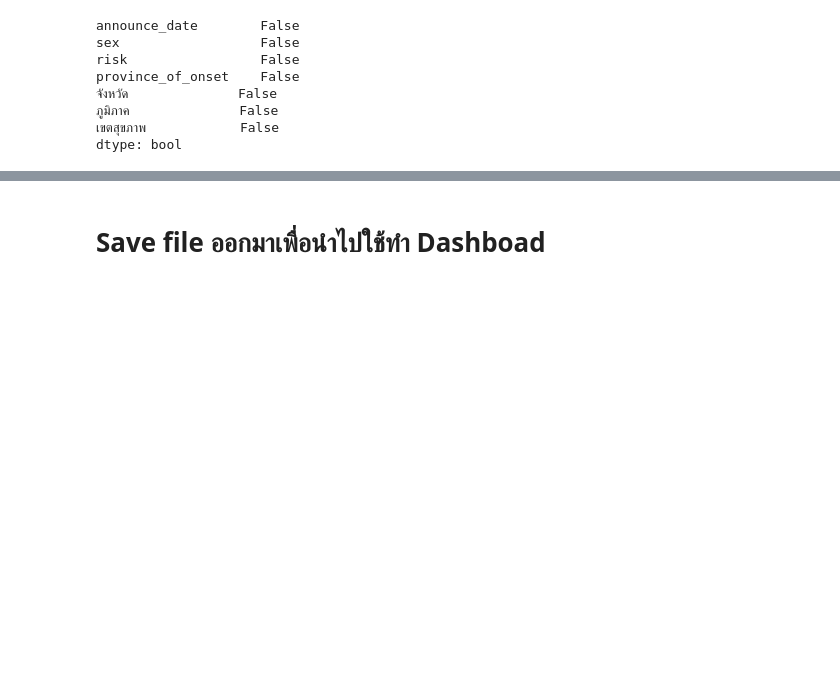
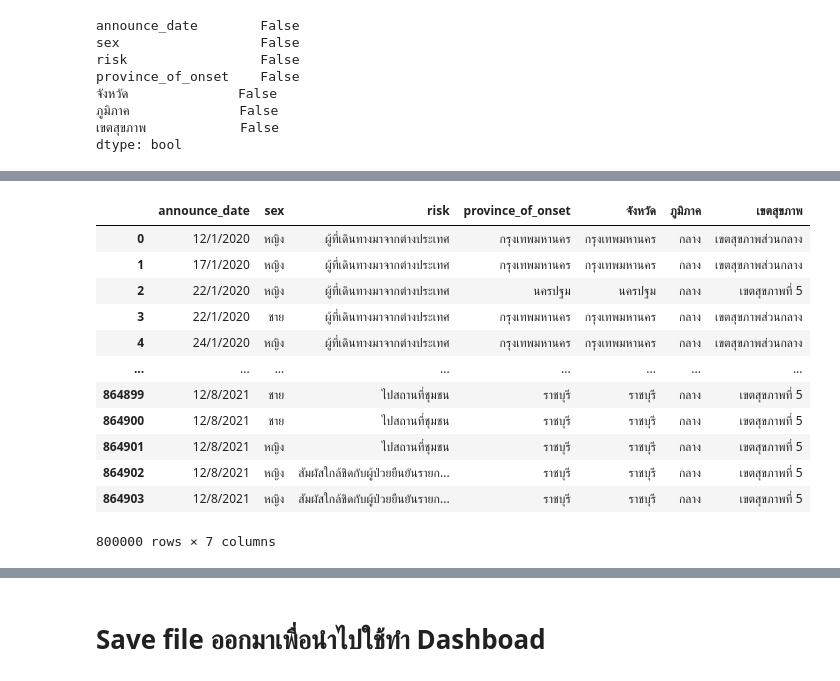
Before and after one commit to kittimaxz/data_viz_2022, a Jupyter notebook: Project.ipynb, the cells around one changed output, grey strips where cells are left out. Saved outputs shown, nothing was run; the diff lists cells and outputs as text; code cells hidden in the pictures; blank space fills up the shorter version.

```diff
--- a/Project.ipynb
+++ b/Project.ipynb
@@ -1075,0 +1078,17 @@ data_dashboard
+# %%
+data_dashboard1 = data_project.iloc[:800000,:]
+data_dashboard1
+# %% [output]
+|  | announce_date | sex | risk | province_of_onset | จังหวัด | ภูมิภาค | เขตสุขภาพ |
+| 0 | 12/1/2020 | หญิง | ผู้ที่เดินทางมาจากต่างประเทศ | กรุงเทพมหานคร | กรุงเทพมหานคร | กลาง | เขตสุขภาพส่วนกลาง |
+| 1 | 17/1/2020 | หญิง | ผู้ที่เดินทางมาจากต่างประเทศ | กรุงเทพมหานคร | กรุงเทพมหานคร | กลาง | เขตสุขภาพส่วนกลาง |
+| 2 | 22/1/2020 | หญิง | ผู้ที่เดินทางมาจากต่างประเทศ | นครปฐม | นครปฐม | กลาง | เขตสุขภาพที่ 5 |
+| 3 | 22/1/2020 | ชาย | ผู้ที่เดินทางมาจากต่างประเทศ | กรุงเทพมหานคร | กรุงเทพมหานคร | กลาง | เขตสุขภาพส่วนกลาง |
+| 4 | 24/1/2020 | หญิง | ผู้ที่เดินทางมาจากต่างประเทศ | กรุงเทพมหานคร | กรุงเทพมหานคร | กลาง | เขตสุขภาพส่วนกลาง |
+| ... | ... | ... | ... | ... | ... | ... | ... |
+| 864899 | 12/8/2021 | ชาย | ไปสถานที่ชุมชน | ราชบุรี | ราชบุรี | กลาง | เขตสุขภาพที่ 5 |
+| 864900 | 12/8/2021 | ชาย | ไปสถานที่ชุมชน | ราชบุรี | ราชบุรี | กลาง | เขตสุขภาพที่ 5 |
+| 864901 | 12/8/2021 | หญิง | ไปสถานที่ชุมชน | ราชบุรี | ราชบุรี | กลาง | เขตสุขภาพที่ 5 |
+| 864902 | 12/8/2021 | หญิง | สัมผัสใกล้ชิดกับผู้ป่วยยืนยันรายก... | ราชบุรี | ราชบุรี | กลาง | เขตสุขภาพที่ 5 |
+| 864903 | 12/8/2021 | หญิง | สัมผัสใกล้ชิดกับผู้ป่วยยืนยันรายก... | ราชบุรี | ราชบุรี | กลาง | เขตสุขภาพที่ 5 |
+800000 rows × 7 columns
```
Also changed, not shown: parts of 12 cells of this notebook.
